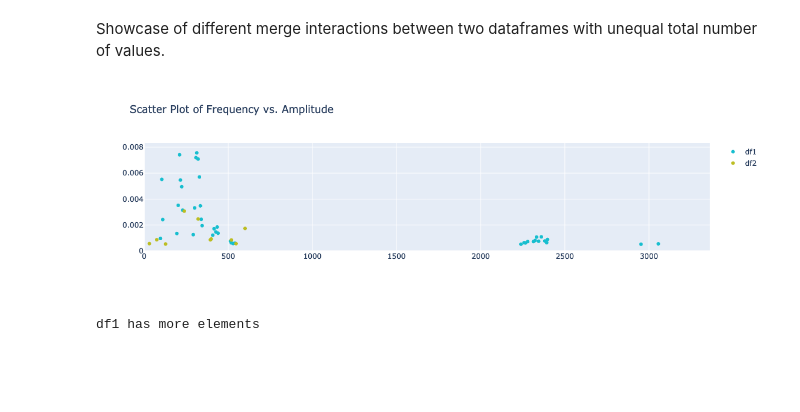
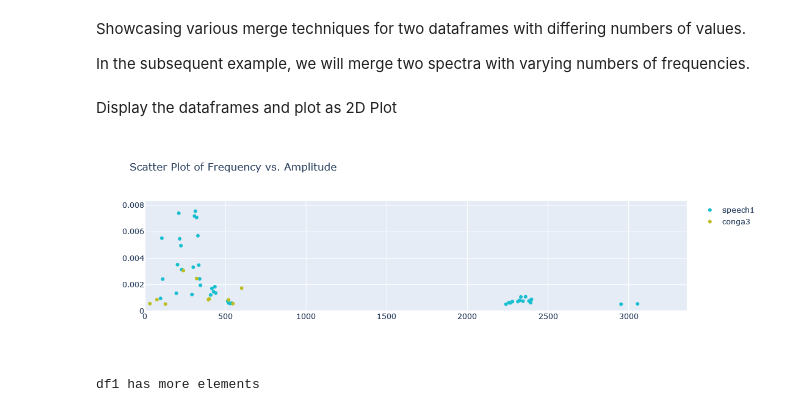
Before and after one commit to egorpol/audiospylt, a Jupyter notebook: 2df_merge.ipynb, the cells around one changed output. Drawn from its saved outputs; the diff is of its cells as text; code cells hidden in the pictures; blank space fills up the shorter version.

```diff
--- a/2df_merge.ipynb
+++ b/2df_merge.ipynb
@@ -1,5 +1,7 @@
 # %% [markdown]
-Showcase of different merge interactions between two dataframes with unequal total number of values.
+Showcasing various merge techniques for two dataframes with differing numbers of values.
+
+In the subsequent example, we will merge two spectra with varying numbers of frequencies.
 # %%
 import pandas as pd
 
@@ -7,15 +9,17 @@ import pandas as pd
 
 df1 = pd.read_csv('tsv/speech1.tsv', delimiter='\t')
 df2 = pd.read_csv('tsv/conga3.tsv', delimiter='\t')
+# %% [markdown]
+Display the dataframes and plot as 2D Plot
 # %%
 from multiplotter import plot_scatter
 
 #display(df1)
 #display(df2)
 
-plot_scatter(dfs=[df1, df2], labels=['df1', 'df2'], mode='markers')
+plot_scatter(dfs=[df1, df2], labels=['speech1', 'conga3'], mode='markers')
 # %% [output]
-[figure, old version]
+[figure, new version]
 # %%
 # Determine which DataFrame has fewer rows
 df_less, df_more = (df1, df2) if len(df1) < len(df2) else (df2, df1)
```
Also changed, not shown: parts of 3 cells of this notebook.
